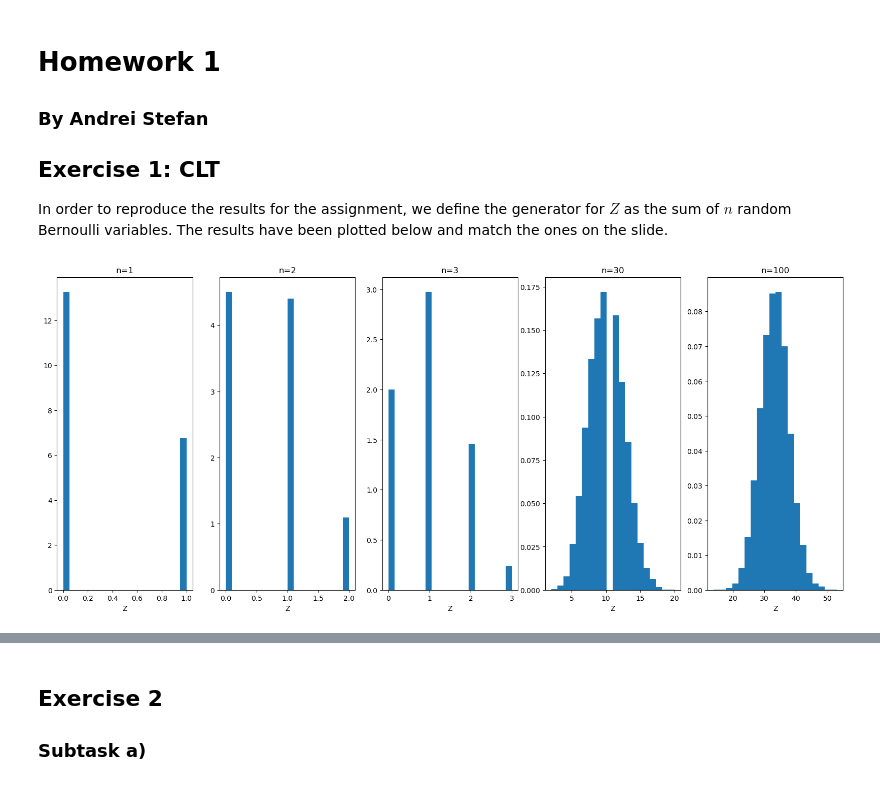
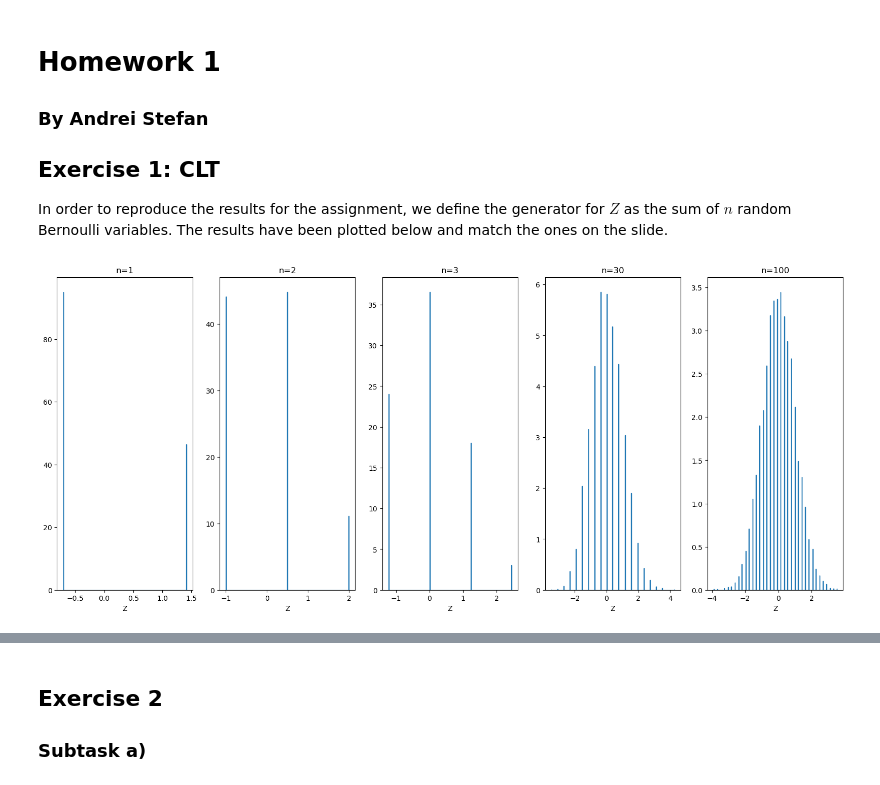
Before and after one commit to andreist3fan/ovmHW1, a Jupyter notebook: homework1.ipynb, the cells around one changed output, grey strips where cells are left out. Drawn from its saved outputs; the diff is of its cells as text; code cells hidden in the pictures.

```diff
--- a/homework1.ipynb
+++ b/homework1.ipynb
@@ -19,26 +19,34 @@ class ZBernoulli:
         self.p=p
 
     def get(self):
-        return np.sum(np.random.binomial(size=n,p=self.p, n=1))
+        return (np.sum(np.random.binomial(size=n,p=self.p, n=1)) - n*p)/np.sqrt(n*p*(1-p))
+
+class ZUniform:
+    def __init__(self,n):
+        self.n=n
+
+    def get(self):
+        return (np.sum(np.random.uniform(0,1, size=n))-self.n/2)/np.sqrt(n/12)
 # %%
 arr = [1,2,3,30,100]
 m = 10000
-p=1/3
-
+p = 1/3
+vals = []
 fig, axs = plt.subplots(1,len(arr), figsize=(20, 8))
 for ix, n in enumerate(arr):
     z = ZBernoulli(n,p)
     zs = []
     for i in range(m):
         zs.append(z.get())
     #print(arr)
 
     zs.sort()
-    axs[ix].hist(zs, bins=20, density=True)
+    vals.append(zs)
+    axs[ix].hist(zs, bins=300, density=True, histtype='step')
     axs[ix].set_title(f'n={n}')
     axs[ix].set_xlabel('Z')
 
-
+#print(vals)
 plt.show()
 # %% [output]
-[figure, old version]
+[figure, new version]
```
Also changed, not shown: parts of 1 cell of this notebook.
